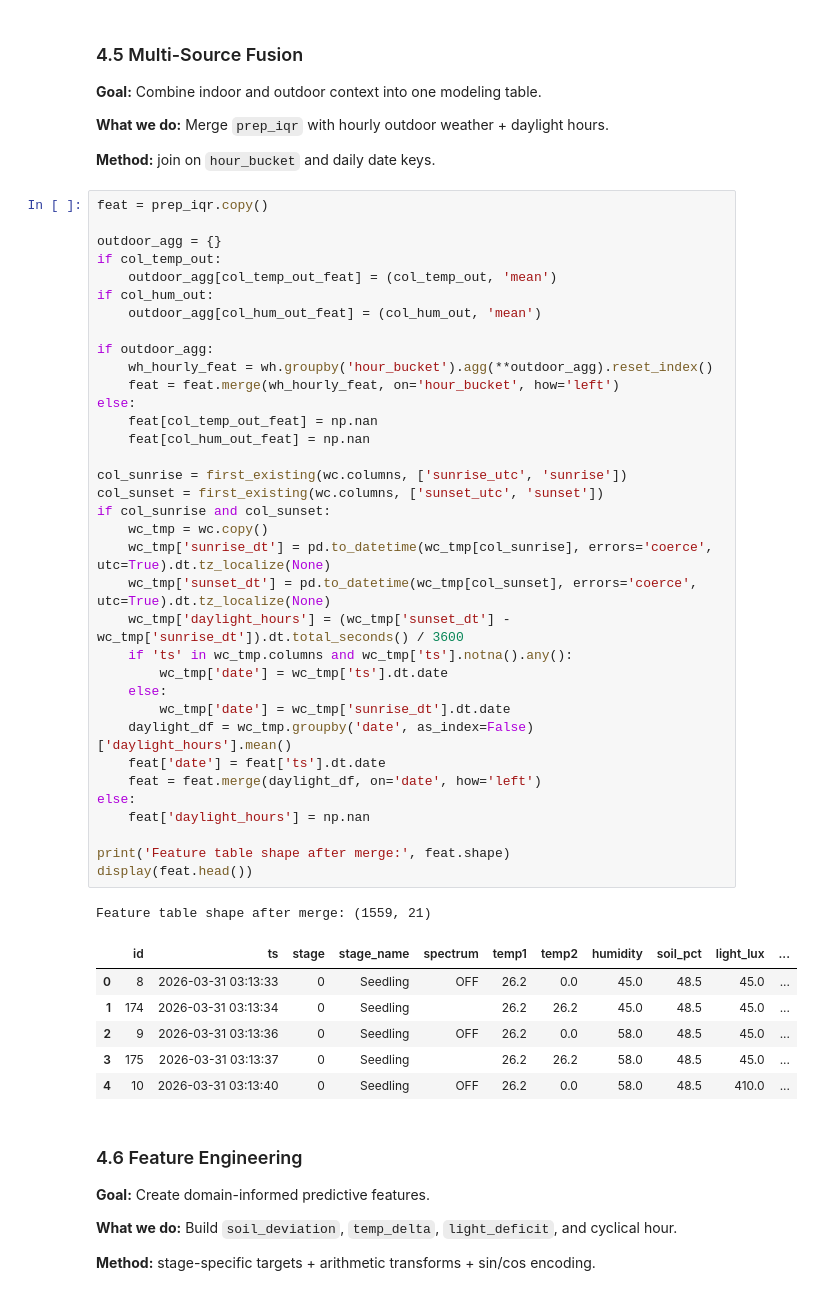
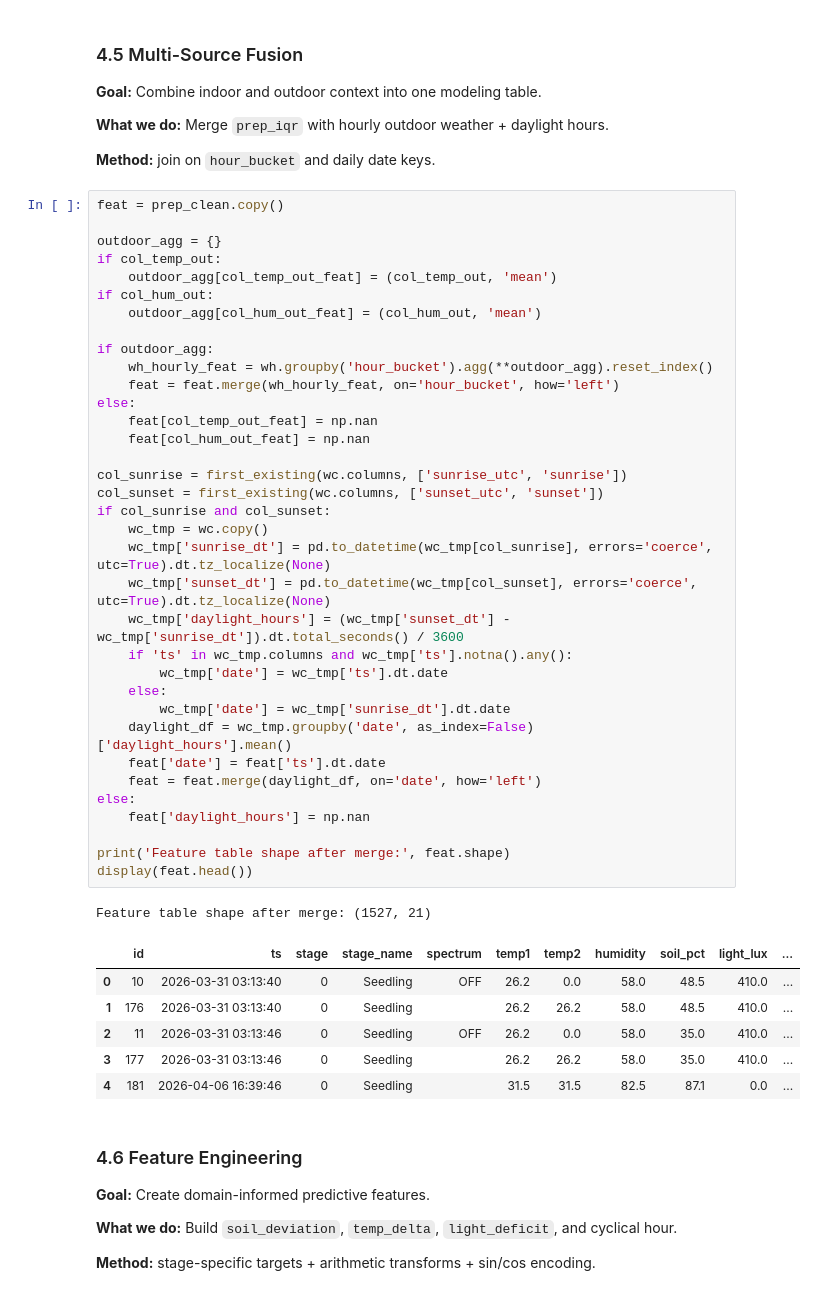
Before and after one commit to Plant-IQ/AutoGrow_DataAnalytics, a Jupyter notebook: data_analytics/AutoGrow.ipynb, the cells around one changed output. Drawn from its saved outputs; the diff is of its cells as text.

```diff
--- a/data_analytics/AutoGrow.ipynb
+++ b/data_analytics/AutoGrow.ipynb
@@ -516,7 +590,7 @@ display(nulls_after_iqr[nulls_after_iqr > 0].to_frame('null_count'))
 
 **Method:** join on `hour_bucket` and daily date keys.
 # %%
-feat = prep_iqr.copy()
+feat = prep_clean.copy()
 
 outdoor_agg = {}
 if col_temp_out:
@@ -525,39 +599,39 @@ if col_hum_out:
     outdoor_agg[col_hum_out_feat] = (col_hum_out, 'mean')
 
 if outdoor_agg:
     wh_hourly_feat = wh.groupby('hour_bucket').agg(**outdoor_agg).reset_index()
     feat = feat.merge(wh_hourly_feat, on='hour_bucket', how='left')
 else:
     feat[col_temp_out_feat] = np.nan
     feat[col_hum_out_feat] = np.nan
 
 col_sunrise = first_existing(wc.columns, ['sunrise_utc', 'sunrise'])
 col_sunset = first_existing(wc.columns, ['sunset_utc', 'sunset'])
 if col_sunrise and col_sunset:
     wc_tmp = wc.copy()
     wc_tmp['sunrise_dt'] = pd.to_datetime(wc_tmp[col_sunrise], errors='coerce', utc=True).dt.tz_localize(None)
     wc_tmp['sunset_dt'] = pd.to_datetime(wc_tmp[col_sunset], errors='coerce', utc=True).dt.tz_localize(None)
     wc_tmp['daylight_hours'] = (wc_tmp['sunset_dt'] - wc_tmp['sunrise_dt']).dt.total_seconds() / 3600
     if 'ts' in wc_tmp.columns and wc_tmp['ts'].notna().any():
         wc_tmp['date'] = wc_tmp['ts'].dt.date
     else:
         wc_tmp['date'] = wc_tmp['sunrise_dt'].dt.date
     daylight_df = wc_tmp.groupby('date', as_index=False)['daylight_hours'].mean()
     feat['date'] = feat['ts'].dt.date
     feat = feat.merge(daylight_df, on='date', how='left')
 else:
     feat['daylight_hours'] = np.nan
 
 print('Feature table shape after merge:', feat.shape)
 display(feat.head())
 # %% [output]
-Feature table shape after merge: (1559, 21)
+Feature table shape after merge: (1527, 21)
 |  | id | ts | stage | stage_name | spectrum | temp1 | temp2 | humidity | soil_pct | light_lux | ... |
-| 0 | 8 | 2026-03-31 03:13:33 | 0 | Seedling | OFF | 26.2 | 0.0 | 45.0 | 48.5 | 45.0 | ... |
-| 1 | 174 | 2026-03-31 03:13:34 | 0 | Seedling |  | 26.2 | 26.2 | 45.0 | 48.5 | 45.0 | ... |
-| 2 | 9 | 2026-03-31 03:13:36 | 0 | Seedling | OFF | 26.2 | 0.0 | 58.0 | 48.5 | 45.0 | ... |
-| 3 | 175 | 2026-03-31 03:13:37 | 0 | Seedling |  | 26.2 | 26.2 | 58.0 | 48.5 | 45.0 | ... |
-| 4 | 10 | 2026-03-31 03:13:40 | 0 | Seedling | OFF | 26.2 | 0.0 | 58.0 | 48.5 | 410.0 | ... |
+| 0 | 10 | 2026-03-31 03:13:40 | 0 | Seedling | OFF | 26.2 | 0.0 | 58.0 | 48.5 | 410.0 | ... |
+| 1 | 176 | 2026-03-31 03:13:40 | 0 | Seedling |  | 26.2 | 26.2 | 58.0 | 48.5 | 410.0 | ... |
+| 2 | 11 | 2026-03-31 03:13:46 | 0 | Seedling | OFF | 26.2 | 0.0 | 58.0 | 35.0 | 410.0 | ... |
+| 3 | 177 | 2026-03-31 03:13:46 | 0 | Seedling |  | 26.2 | 26.2 | 58.0 | 35.0 | 410.0 | ... |
+| 4 | 181 | 2026-04-06 16:39:46 | 0 | Seedling |  | 31.5 | 31.5 | 82.5 | 87.1 | 0.0 | ... |
 # %% [markdown]
 ### 4.6 Feature Engineering
 **Goal:** Create domain-informed predictive features.
```
Also changed, not shown: parts of 25 cells of this notebook.
